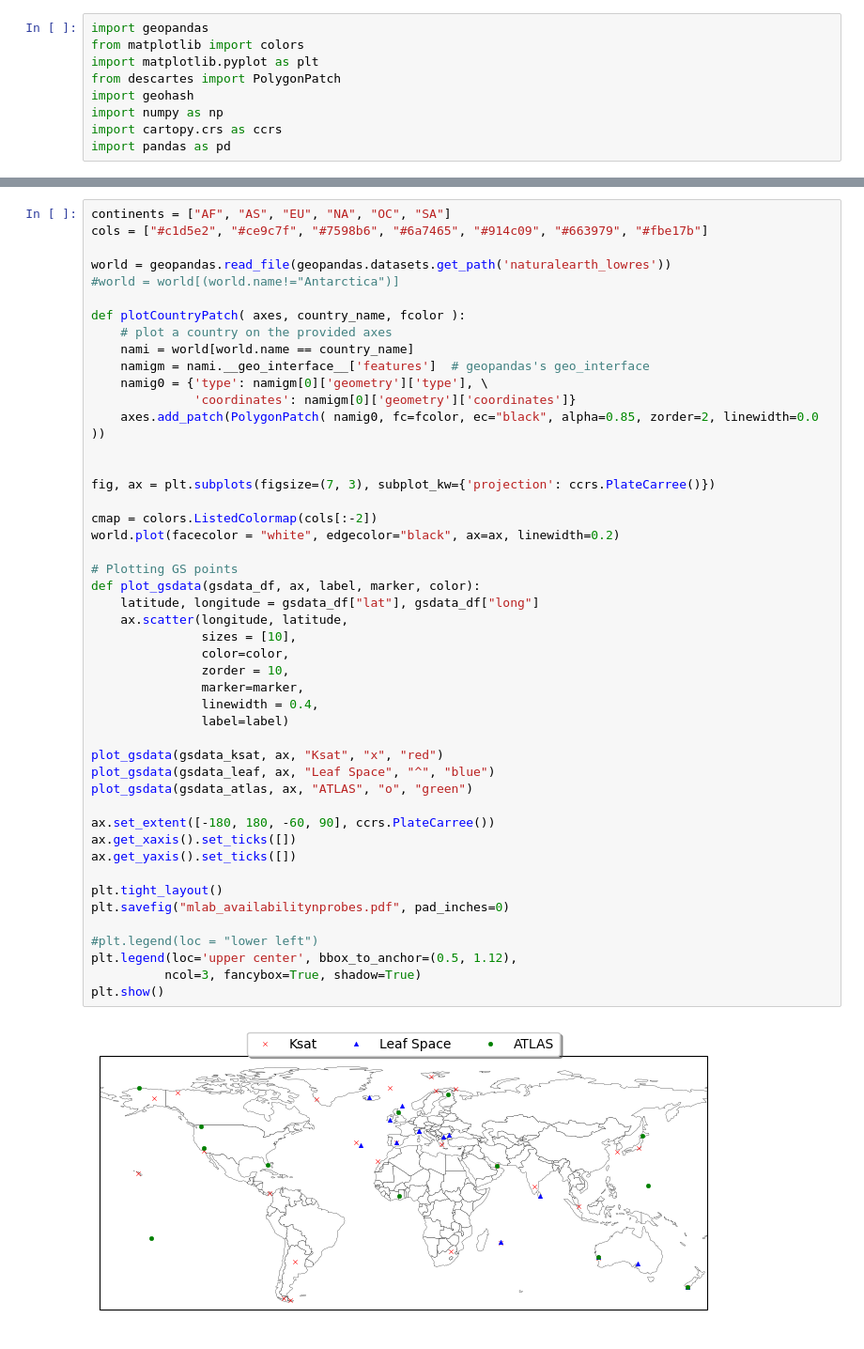
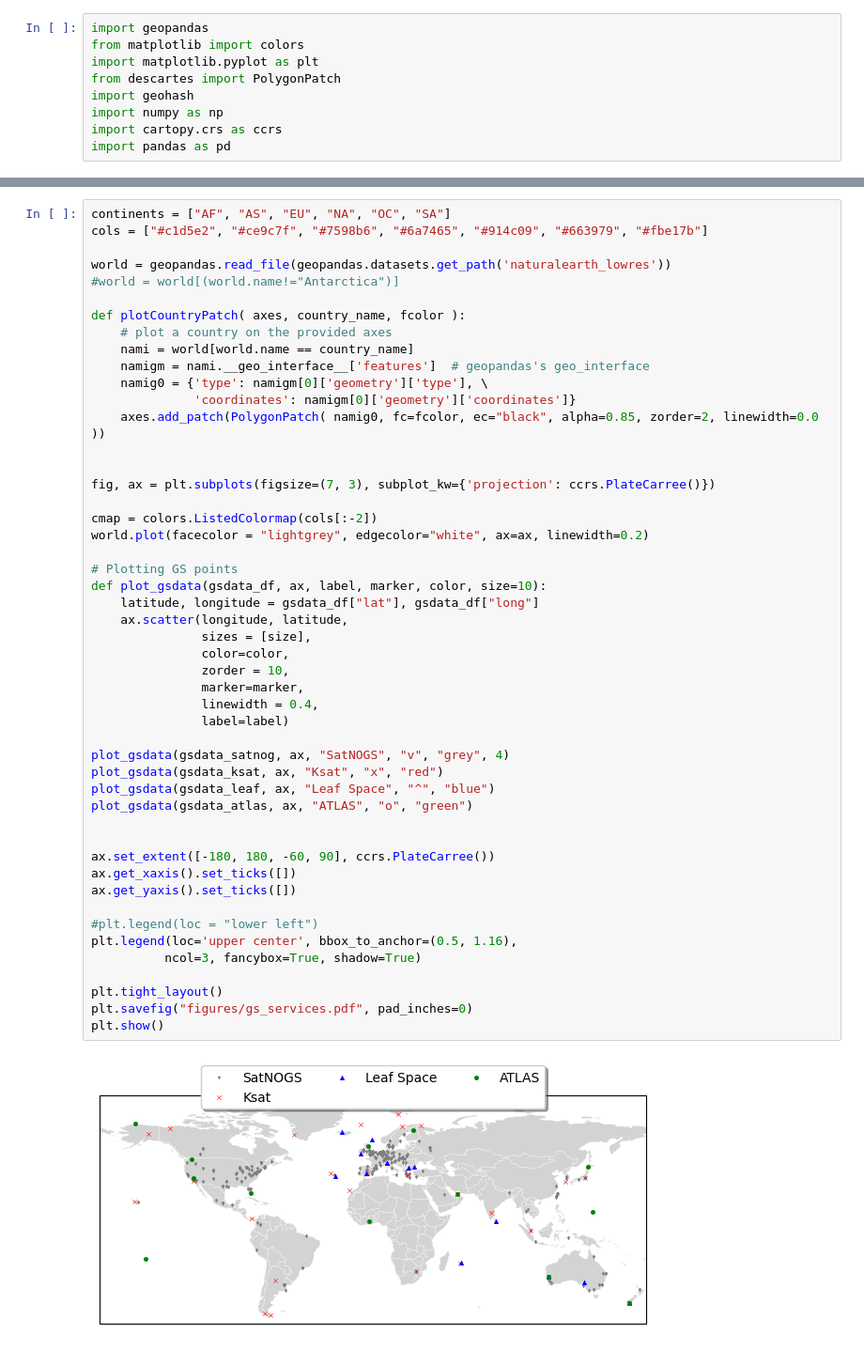
Before and after one commit to Rakagami/datascience_satellites_and_me, a Jupyter notebook: maps.ipynb, the cells around one changed output, grey strips where cells are left out. Shown: that part at 94% size. Cells and saved outputs as stored; diff of their text form.

Commit message:
Added gs_services map

```diff
--- a/maps.ipynb
+++ b/maps.ipynb
@@ -34,39 +109,41 @@ def plotCountryPatch( axes, country_name, fcolor ):
     namigm = nami.__geo_interface__['features']  # geopandas's geo_interface
     namig0 = {'type': namigm[0]['geometry']['type'], \
               'coordinates': namigm[0]['geometry']['coordinates']}
     axes.add_patch(PolygonPatch( namig0, fc=fcolor, ec="black", alpha=0.85, zorder=2, linewidth=0.0 ))
 
 
 fig, ax = plt.subplots(figsize=(7, 3), subplot_kw={'projection': ccrs.PlateCarree()})
 
 cmap = colors.ListedColormap(cols[:-2])
-world.plot(facecolor = "white", edgecolor="black", ax=ax, linewidth=0.2)
+world.plot(facecolor = "lightgrey", edgecolor="white", ax=ax, linewidth=0.2)
 
 # Plotting GS points
-def plot_gsdata(gsdata_df, ax, label, marker, color):
+def plot_gsdata(gsdata_df, ax, label, marker, color, size=10):
     latitude, longitude = gsdata_df["lat"], gsdata_df["long"]
     ax.scatter(longitude, latitude,
-               sizes = [10],
+               sizes = [size],
                color=color,
                zorder = 10,
                marker=marker,
                linewidth = 0.4,
                label=label)
 
+plot_gsdata(gsdata_satnog, ax, "SatNOGS", "v", "grey", 4)
 plot_gsdata(gsdata_ksat, ax, "Ksat", "x", "red")
 plot_gsdata(gsdata_leaf, ax, "Leaf Space", "^", "blue")
 plot_gsdata(gsdata_atlas, ax, "ATLAS", "o", "green")
+
 
 ax.set_extent([-180, 180, -60, 90], ccrs.PlateCarree())
 ax.get_xaxis().set_ticks([])
 ax.get_yaxis().set_ticks([])
 
+#plt.legend(loc = "lower left")
+plt.legend(loc='upper center', bbox_to_anchor=(0.5, 1.16),
+          ncol=3, fancybox=True, shadow=True)
+
 plt.tight_layout()
-plt.savefig("mlab_availabilitynprobes.pdf", pad_inches=0)
-
-#plt.legend(loc = "lower left")
-plt.legend(loc='upper center', bbox_to_anchor=(0.5, 1.12),
-          ncol=3, fancybox=True, shadow=True)
+plt.savefig("figures/gs_services.pdf", pad_inches=0)
 plt.show()
 # %% [output]
-[figure, old version]
+[figure, new version]
```
Also changed, not shown: parts of 6 cells of this notebook, 3 other files.
